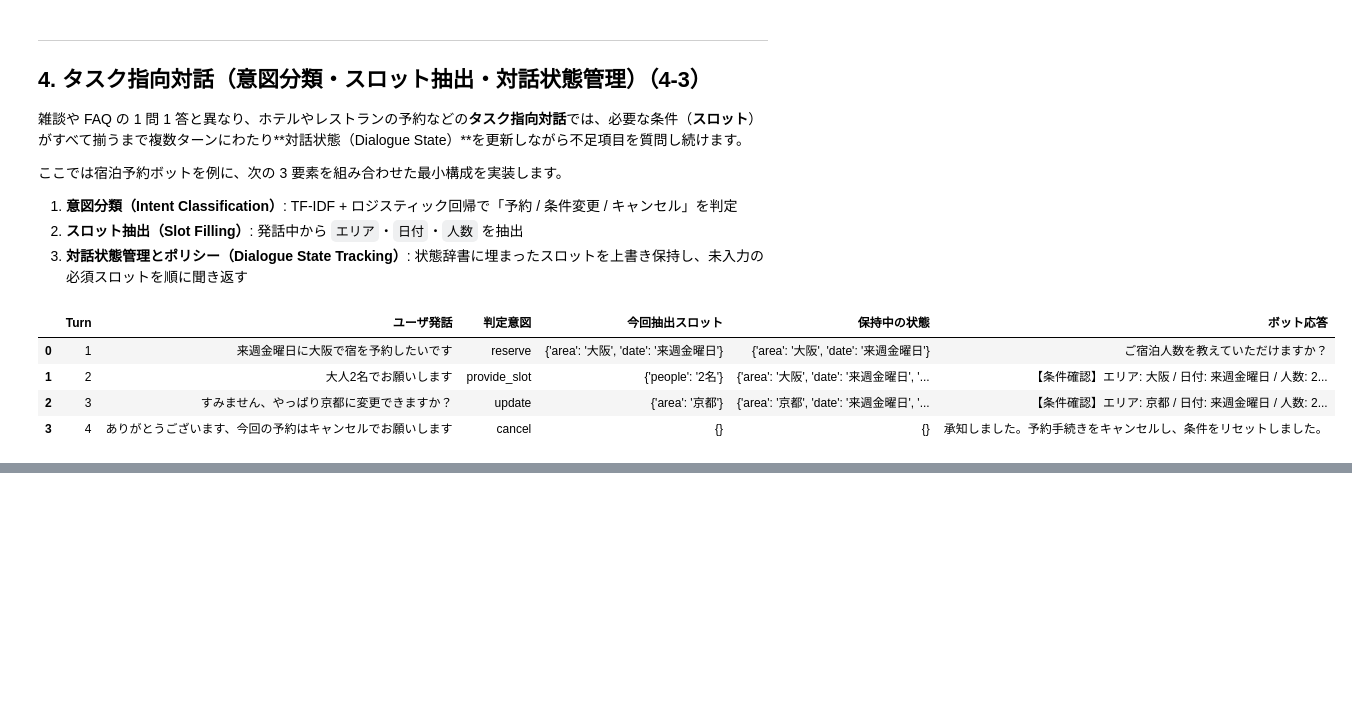
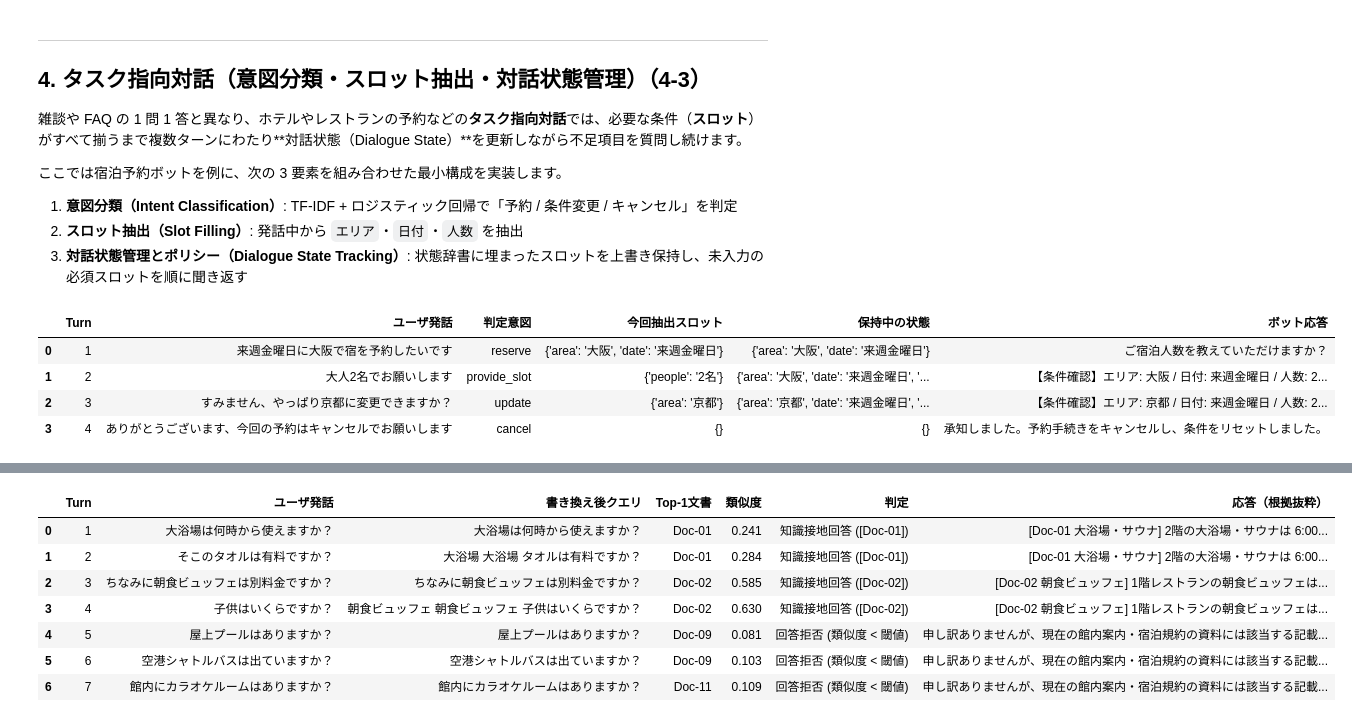
Before and after one commit to mamorlis/nlpbook, a Jupyter notebook: notebooks/ch4_dialogue.ipynb, the cells around one changed output, grey strips where cells are left out. Cells and saved outputs as stored; diff of their text form; code cells hidden in the pictures; blank space fills up the shorter version.

```diff
--- a/notebooks/ch4_dialogue.ipynb
+++ b/notebooks/ch4_dialogue.ipynb
@@ -246,0 +503,51 @@ pd.DataFrame(logs)
+# %%
+def rag_dialogue_session(turns, threshold=0.16):
+    active_ent = None
+    logs = []
+    for t_idx, utt in enumerate(turns, 1):
+        new_ent, rewritten = rewrite_with_entity(utt, active_ent)
+        if new_ent is not None:
+            active_ent = new_ent
+        top_hits, _ = search_hotel_docs(rewritten, top_k=2)
+        best_id, best_sim = top_hits[0]
+
+        if best_sim < threshold:
+            status = "回答拒否 (類似度 < 閾値)"
+            reply = "申し訳ありませんが、現在の館内案内・宿泊規約の資料には該当する記載がありません。フロントまでお問い合わせください。"
+        else:
+            doc = doc_by_id[best_id]
+            status = f"知識接地回答 ([{best_id}])"
+            reply = f"[{best_id} {doc['title']}] {doc['content']}"
+
+        logs.append({
+            "Turn": t_idx,
+            "ユーザ発話": utt,
+            "書き換え後クエリ": rewritten,
+            "Top-1文書": best_id,
+            "類似度": round(best_sim, 3),
+            "判定": status,
+            "応答（根拠抜粋）": reply,
+        })
+    return pd.DataFrame(logs)
+
+sample_session = [
+    "大浴場は何時から使えますか？",
+    "そこのタオルは有料ですか？",
+    "ちなみに朝食ビュッフェは別料金ですか？",
+    "子供はいくらですか？",
+    "屋上プールはありますか？",
+    "空港シャトルバスは出ていますか？",
+    "館内にカラオケルームはありますか？",
+]
+
+pd.set_option("display.max_colwidth", 95)
+display(rag_dialogue_session(sample_session, threshold=0.16))
+# %% [output]
+|  | Turn | ユーザ発話 | 書き換え後クエリ | Top-1文書 | 類似度 | 判定 | 応答（根拠抜粋） |
+| 0 | 1 | 大浴場は何時から使えますか？ | 大浴場は何時から使えますか？ | Doc-01 | 0.241 | 知識接地回答 ([Doc-01]) | [Doc-01 大浴場・サウナ] 2階の大浴場・サウナは 6:00... |
+| 1 | 2 | そこのタオルは有料ですか？ | 大浴場 大浴場 タオルは有料ですか？ | Doc-01 | 0.284 | 知識接地回答 ([Doc-01]) | [Doc-01 大浴場・サウナ] 2階の大浴場・サウナは 6:00... |
+| 2 | 3 | ちなみに朝食ビュッフェは別料金ですか？ | ちなみに朝食ビュッフェは別料金ですか？ | Doc-02 | 0.585 | 知識接地回答 ([Doc-02]) | [Doc-02 朝食ビュッフェ] 1階レストランの朝食ビュッフェは... |
+| 3 | 4 | 子供はいくらですか？ | 朝食ビュッフェ 朝食ビュッフェ 子供はいくらですか？ | Doc-02 | 0.630 | 知識接地回答 ([Doc-02]) | [Doc-02 朝食ビュッフェ] 1階レストランの朝食ビュッフェは... |
+| 4 | 5 | 屋上プールはありますか？ | 屋上プールはありますか？ | Doc-09 | 0.081 | 回答拒否 (類似度 < 閾値) | 申し訳ありませんが、現在の館内案内・宿泊規約の資料には該当する記載... |
+| 5 | 6 | 空港シャトルバスは出ていますか？ | 空港シャトルバスは出ていますか？ | Doc-09 | 0.103 | 回答拒否 (類似度 < 閾値) | 申し訳ありませんが、現在の館内案内・宿泊規約の資料には該当する記載... |
+| 6 | 7 | 館内にカラオケルームはありますか？ | 館内にカラオケルームはありますか？ | Doc-11 | 0.109 | 回答拒否 (類似度 < 閾値) | 申し訳ありませんが、現在の館内案内・宿泊規約の資料には該当する記載... |
```
Also changed, not shown: parts of 6 cells of this notebook, 4 other files.
